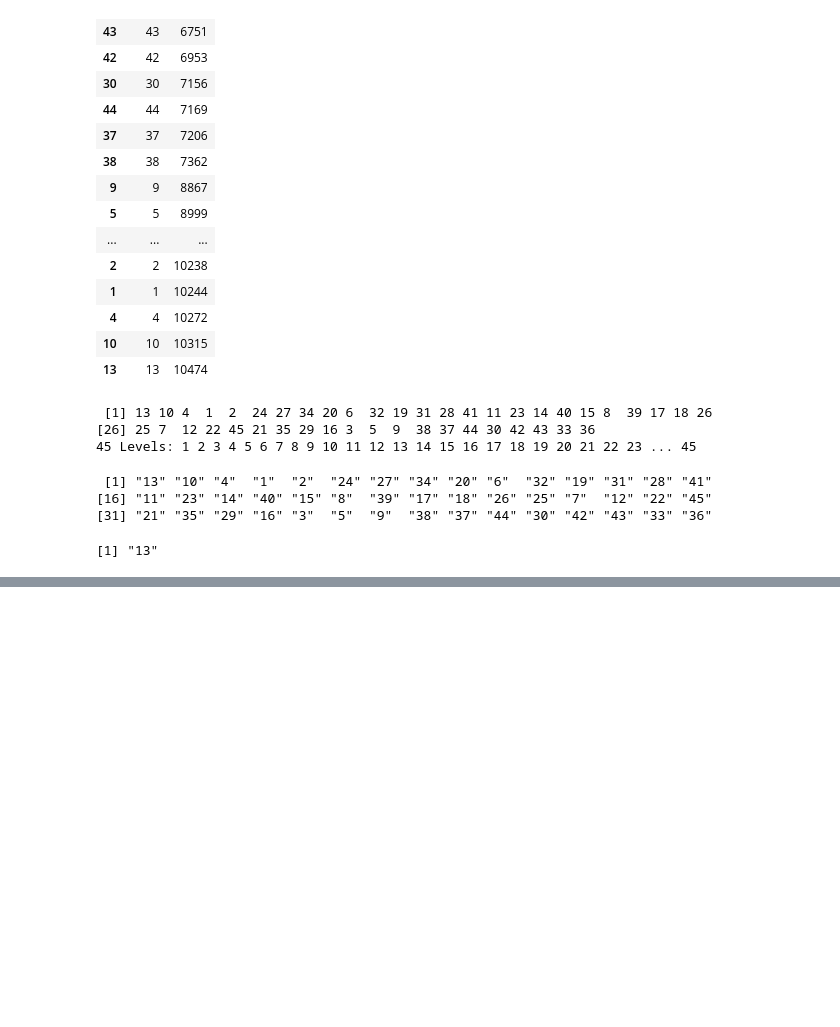
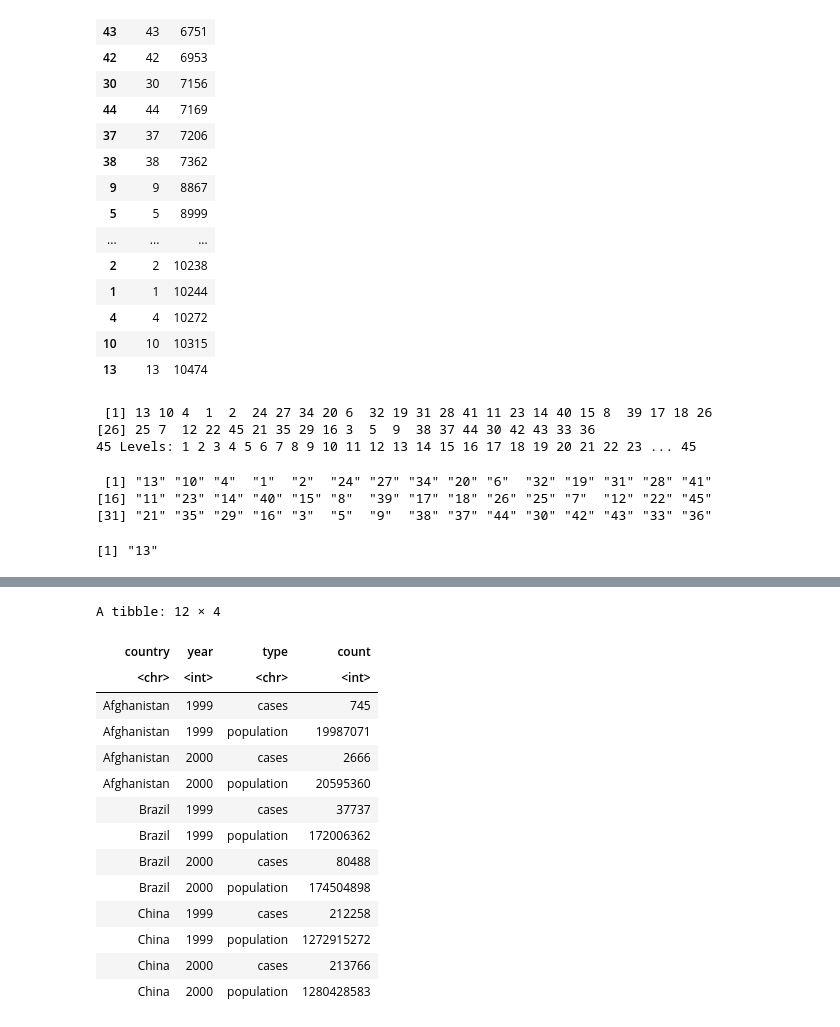
Before and after one commit to Pepcoders/Business-Analytics-Content, a Jupyter notebook: class_21_feb.ipynb, the cells around one changed output, grey strips where cells are left out. Saved outputs shown, nothing was run; the diff lists cells and outputs as text; code cells hidden in the pictures; blank space fills up the shorter version.

```diff
--- a/class_21_feb.ipynb
+++ b/class_21_feb.ipynb
@@ -97,0 +188,18 @@ as.character(rows_per_store[order(-rows_per_store$Freq),'Var1'][1])
+# %%
+table2
+# %% [output]
+A tibble: 12 × 4
+| country | year | type | count |
+| <chr> | <int> | <chr> | <int> |
+| Afghanistan | 1999 | cases | 745 |
+| Afghanistan | 1999 | population | 19987071 |
+| Afghanistan | 2000 | cases | 2666 |
+| Afghanistan | 2000 | population | 20595360 |
+| Brazil | 1999 | cases | 37737 |
+| Brazil | 1999 | population | 172006362 |
+| Brazil | 2000 | cases | 80488 |
+| Brazil | 2000 | population | 174504898 |
+| China | 1999 | cases | 212258 |
+| China | 1999 | population | 1272915272 |
+| China | 2000 | cases | 213766 |
+| China | 2000 | population | 1280428583 |
```
Also changed, not shown: parts of 15 cells of this notebook.
